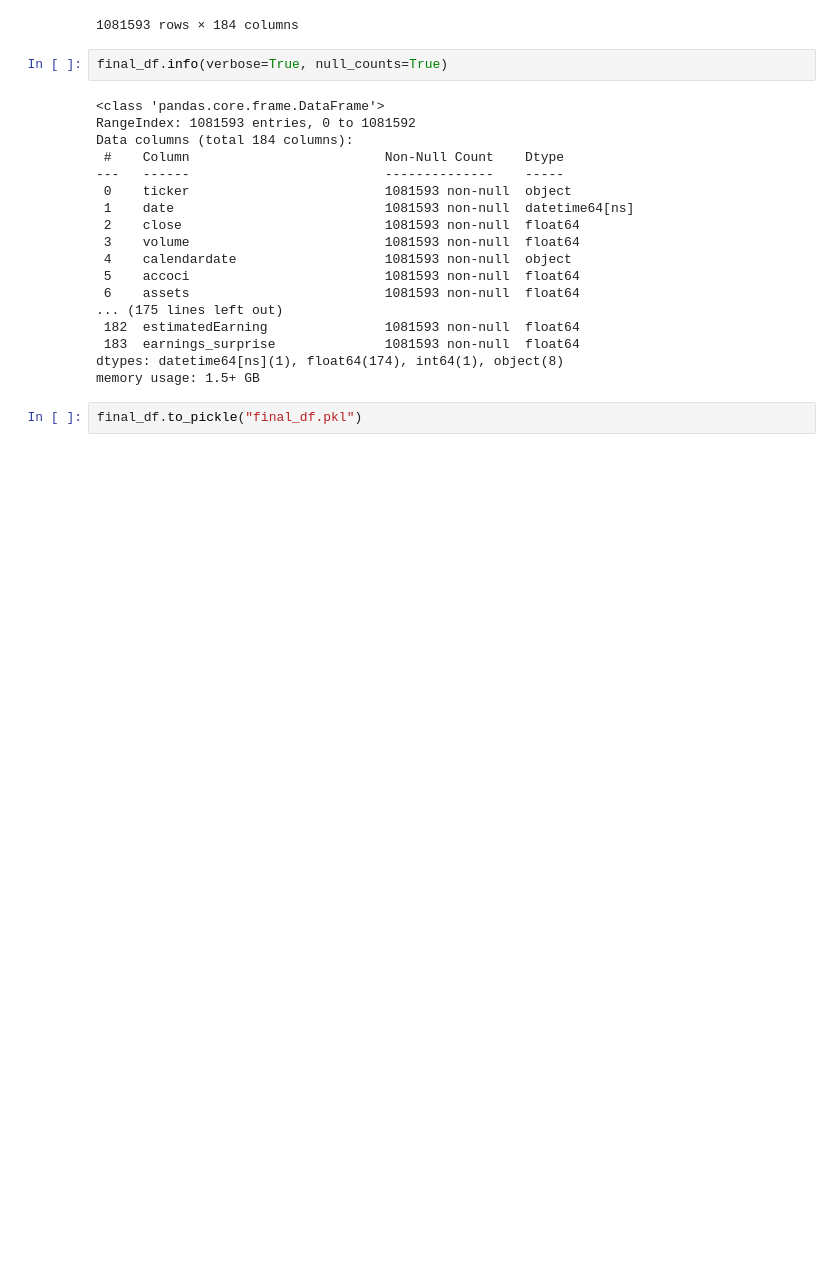
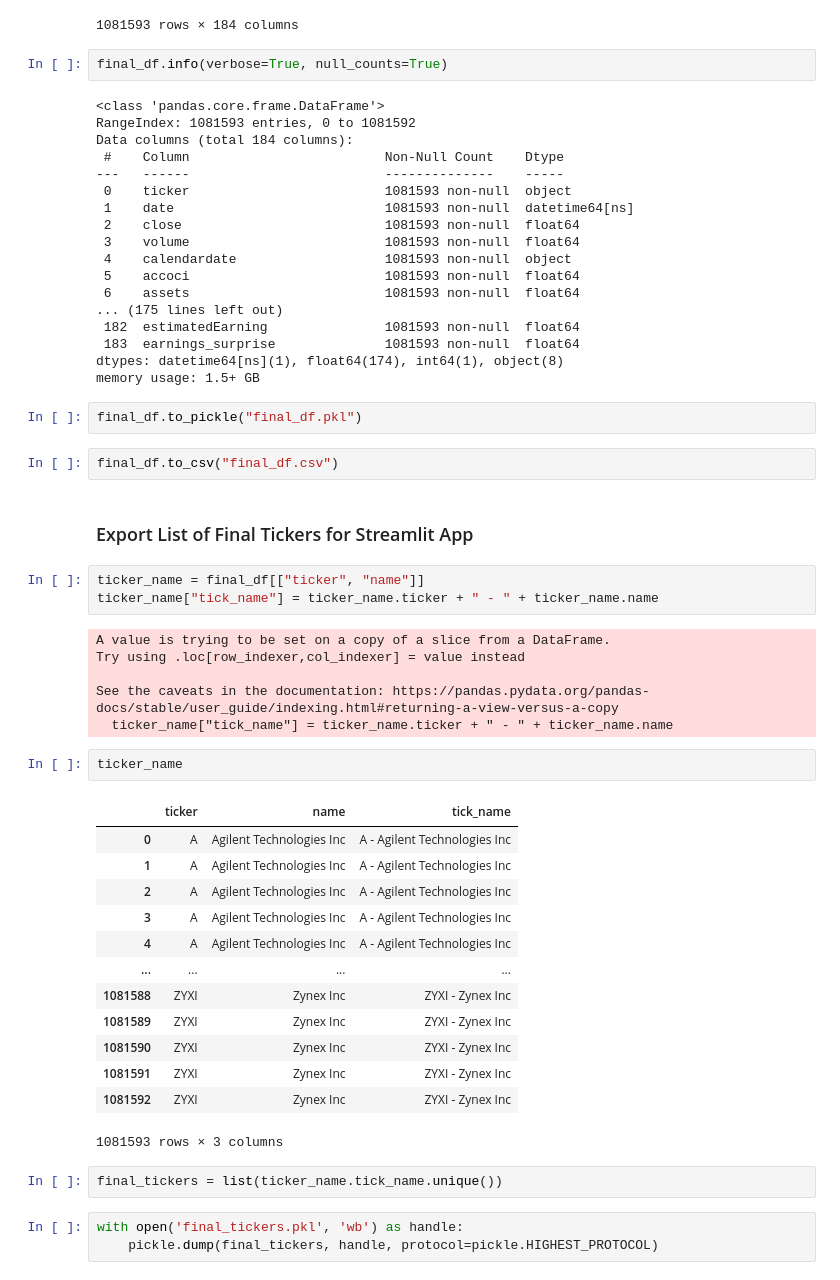
Before and after one commit to dunleavyjason/stock_rating, a Jupyter notebook: merge_prep.ipynb, the cells around one changed output. Cells and saved outputs as stored; diff of their text form; blank space fills up the shorter version.

```diff
--- a/merge_prep.ipynb
+++ b/merge_prep.ipynb
@@ -183,3 +184,37 @@ dtypes: datetime64[ns](1), float64(174), int64(1), object(8)
 memory usage: 1.5+ GB
 # %%
 final_df.to_pickle("final_df.pkl")
+# %%
+final_df.to_csv("final_df.csv")
+# %% [markdown]
+### Export List of Final Tickers for Streamlit App
+# %%
+ticker_name = final_df[["ticker", "name"]]
+ticker_name["tick_name"] = ticker_name.ticker + " - " + ticker_name.name
+# %% [output]
+A value is trying to be set on a copy of a slice from a DataFrame.
+Try using .loc[row_indexer,col_indexer] = value instead
+
+See the caveats in the documentation: https://pandas.pydata.org/pandas-docs/stable/user_guide/indexing.html#returning-a-view-versus-a-copy
+  ticker_name["tick_name"] = ticker_name.ticker + " - " + ticker_name.name
+# %%
+ticker_name
+# %% [output]
+|  | ticker | name | tick_name |
+| 0 | A | Agilent Technologies Inc | A - Agilent Technologies Inc |
+| 1 | A | Agilent Technologies Inc | A - Agilent Technologies Inc |
+| 2 | A | Agilent Technologies Inc | A - Agilent Technologies Inc |
+| 3 | A | Agilent Technologies Inc | A - Agilent Technologies Inc |
+| 4 | A | Agilent Technologies Inc | A - Agilent Technologies Inc |
+| ... | ... | ... | ... |
+| 1081588 | ZYXI | Zynex Inc | ZYXI - Zynex Inc |
+| 1081589 | ZYXI | Zynex Inc | ZYXI - Zynex Inc |
+| 1081590 | ZYXI | Zynex Inc | ZYXI - Zynex Inc |
+| 1081591 | ZYXI | Zynex Inc | ZYXI - Zynex Inc |
+| 1081592 | ZYXI | Zynex Inc | ZYXI - Zynex Inc |
+1081593 rows × 3 columns
+# %%
+final_tickers = list(ticker_name.tick_name.unique())
+# %%
+with open('final_tickers.pkl', 'wb') as handle:
+    pickle.dump(final_tickers, handle, protocol=pickle.HIGHEST_PROTOCOL)
```
Also changed, not shown: parts of 1 cell of this notebook, 3 other files.
